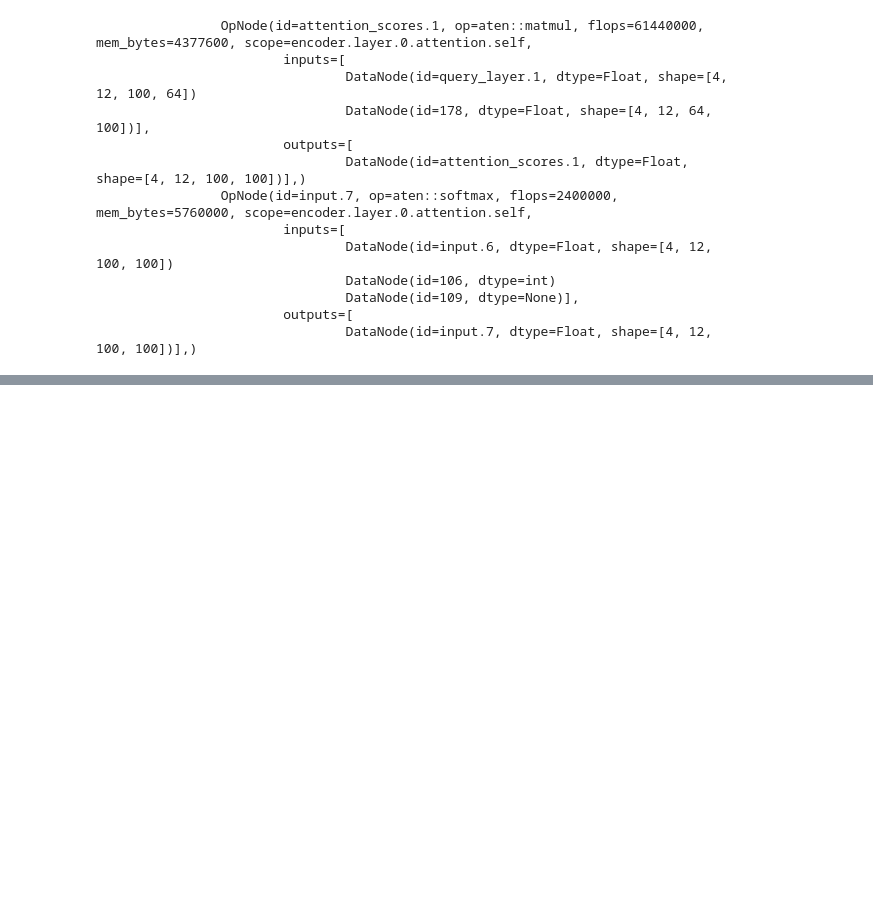
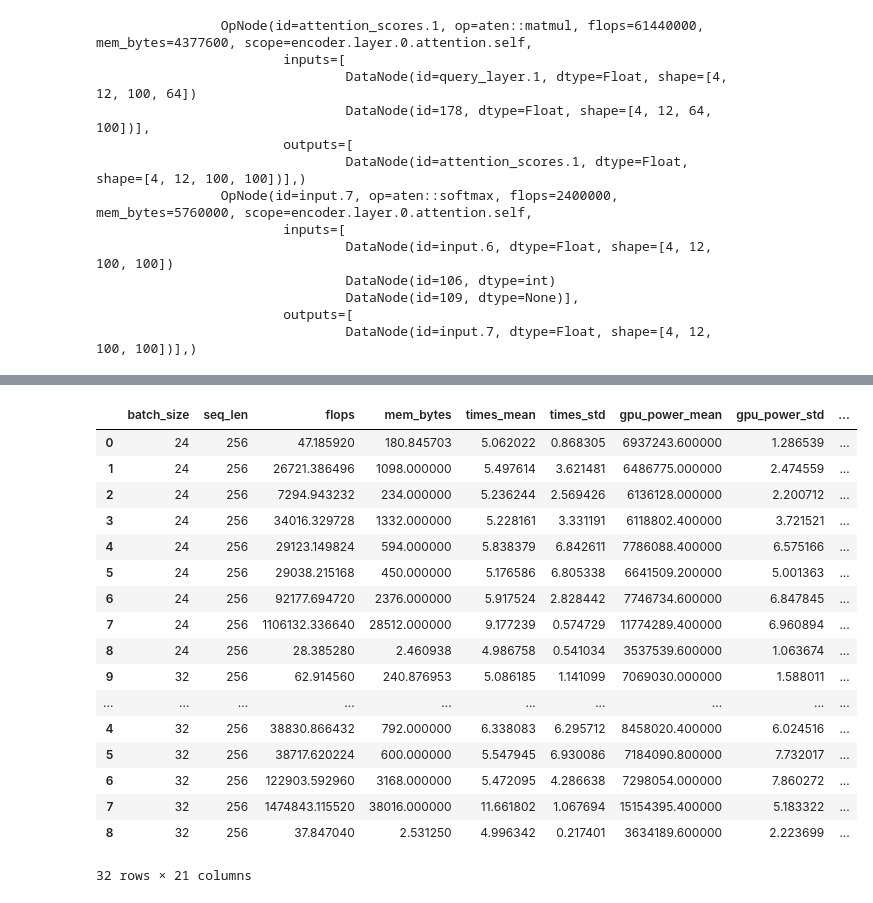
Before and after one commit to Vanessa96/DetecTor, a Jupyter notebook: trace_cg.ipynb, the cells around one changed output, grey strips where cells are left out. Drawn from its saved outputs; the diff is of its cells as text; code cells hidden in the pictures; blank space fills up the shorter version.

```diff
--- a/trace_cg.ipynb
+++ b/trace_cg.ipynb
@@ -687,0 +739,22 @@ infos[1]
+# %%
+module_info = pd.concat(infos)
+module_info
+# %% [output]
+|  | batch_size | seq_len | flops | mem_bytes | times_mean | times_std | gpu_power_mean | gpu_power_std | ... |
+| 0 | 24 | 256 | 47.185920 | 180.845703 | 5.062022 | 0.868305 | 6937243.600000 | 1.286539 | ... |
+| 1 | 24 | 256 | 26721.386496 | 1098.000000 | 5.497614 | 3.621481 | 6486775.000000 | 2.474559 | ... |
+| 2 | 24 | 256 | 7294.943232 | 234.000000 | 5.236244 | 2.569426 | 6136128.000000 | 2.200712 | ... |
+| 3 | 24 | 256 | 34016.329728 | 1332.000000 | 5.228161 | 3.331191 | 6118802.400000 | 3.721521 | ... |
+| 4 | 24 | 256 | 29123.149824 | 594.000000 | 5.838379 | 6.842611 | 7786088.400000 | 6.575166 | ... |
+| 5 | 24 | 256 | 29038.215168 | 450.000000 | 5.176586 | 6.805338 | 6641509.200000 | 5.001363 | ... |
+| 6 | 24 | 256 | 92177.694720 | 2376.000000 | 5.917524 | 2.828442 | 7746734.600000 | 6.847845 | ... |
+| 7 | 24 | 256 | 1106132.336640 | 28512.000000 | 9.177239 | 0.574729 | 11774289.400000 | 6.960894 | ... |
+| 8 | 24 | 256 | 28.385280 | 2.460938 | 4.986758 | 0.541034 | 3537539.600000 | 1.063674 | ... |
+| 9 | 32 | 256 | 62.914560 | 240.876953 | 5.086185 | 1.141099 | 7069030.000000 | 1.588011 | ... |
+| ... | ... | ... | ... | ... | ... | ... | ... | ... | ... |
+| 4 | 32 | 256 | 38830.866432 | 792.000000 | 6.338083 | 6.295712 | 8458020.400000 | 6.024516 | ... |
+| 5 | 32 | 256 | 38717.620224 | 600.000000 | 5.547945 | 6.930086 | 7184090.800000 | 7.732017 | ... |
+| 6 | 32 | 256 | 122903.592960 | 3168.000000 | 5.472095 | 4.286638 | 7298054.000000 | 7.860272 | ... |
+| 7 | 32 | 256 | 1474843.115520 | 38016.000000 | 11.661802 | 1.067694 | 15154395.400000 | 5.183322 | ... |
+| 8 | 32 | 256 | 37.847040 | 2.531250 | 4.996342 | 0.217401 | 3634189.600000 | 2.223699 | ... |
+32 rows × 21 columns
```
Also changed, not shown: parts of 18 cells of this notebook, 1 other file.
